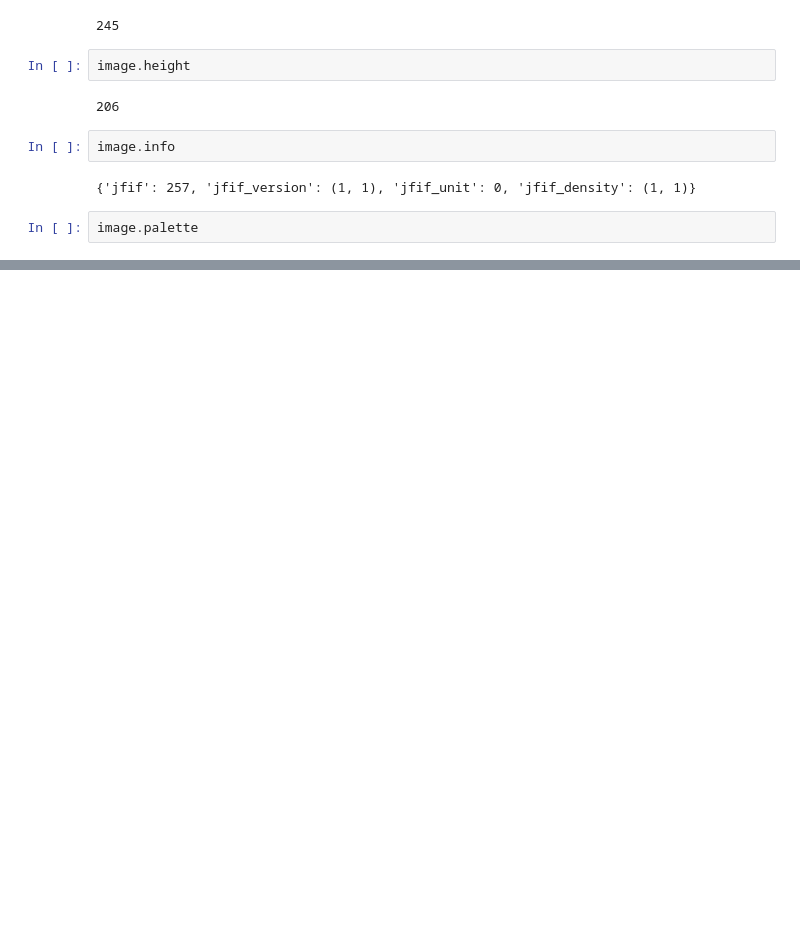
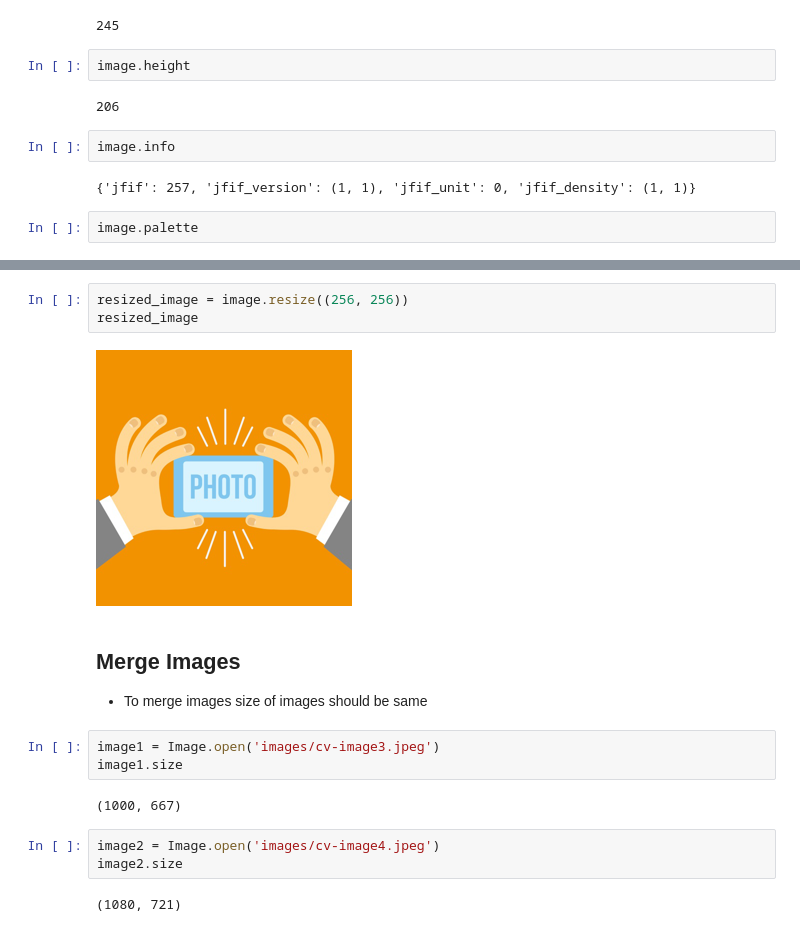
Before and after one commit to arslansherazi/artificial-intelligence, a Jupyter notebook: 4-Deep Learning/Computer Vision/Pillow-PIL.ipynb, the cells around one changed output, grey strips where cells are left out. Drawn from its saved outputs; the diff is of its cells as text; blank space fills up the shorter version.

```diff
--- a/4-Deep Learning/Computer Vision/Pillow-PIL.ipynb
+++ b/4-Deep Learning/Computer Vision/Pillow-PIL.ipynb
@@ -63,0 +75,18 @@ image
+# %%
+resized_image = image.resize((256, 256))
+resized_image
+# %% [output]
+[figure, added]
+# %% [markdown]
+## Merge Images
+- To merge images size of images should be same
+# %%
+image1 = Image.open('images/cv-image3.jpeg')
+image1.size
+# %% [output]
+(1000, 667)
+# %%
+image2 = Image.open('images/cv-image4.jpeg')
+image2.size
+# %% [output]
+(1080, 721)
```
Also changed, not shown: parts of 24 cells of this notebook, 16 other files.
